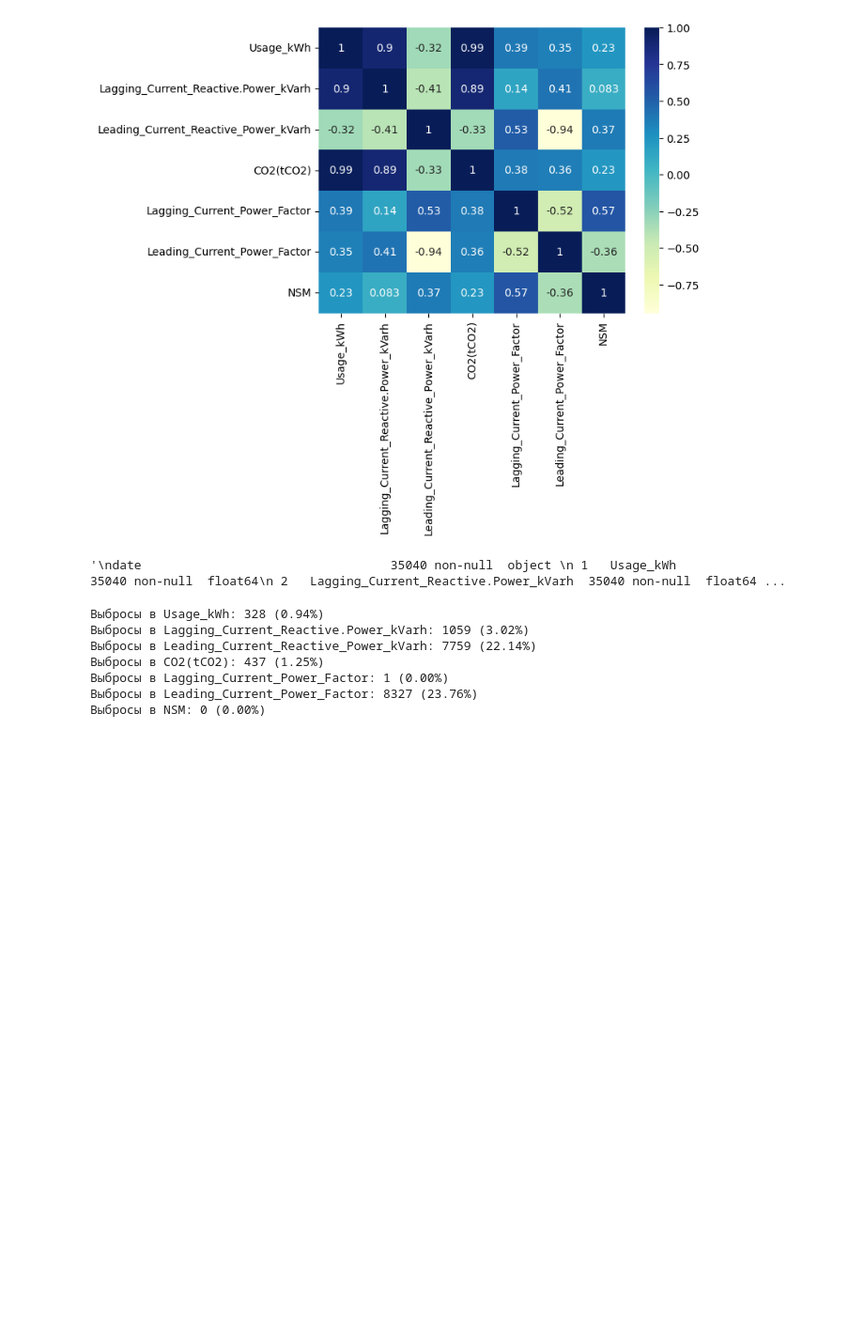
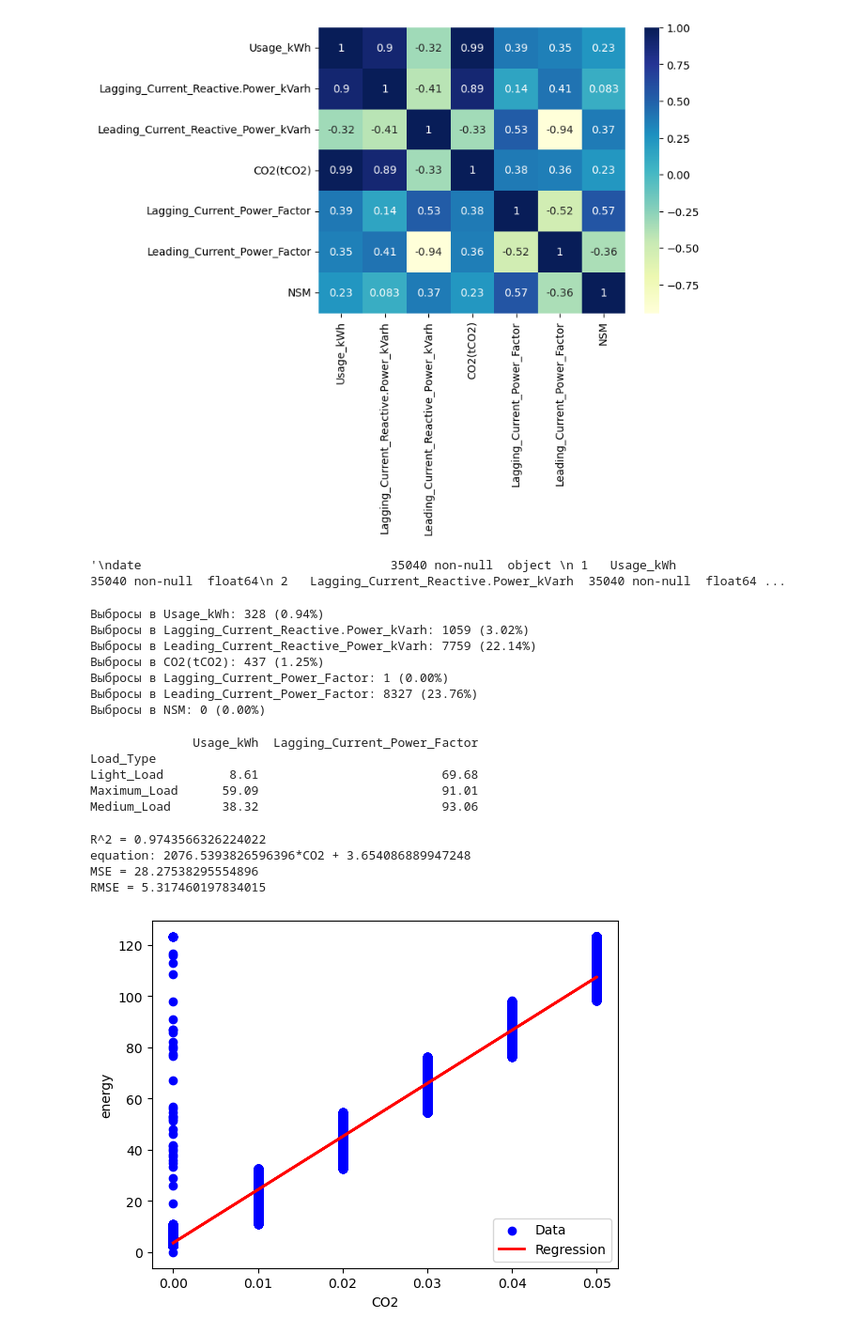
Before and after one commit to Alzetos/test_repo, a Jupyter notebook: analysis.ipynb, the cells around one changed output. Shown at 94% size. Saved outputs shown, nothing was run; the diff lists cells and outputs as text; code cells hidden in the pictures; blank space fills up the shorter version.

```diff
--- a/analysis.ipynb
+++ b/analysis.ipynb
@@ -170,3 +172,44 @@ y = df_enc[target]
 
 corr_target = x.corrwith(y).abs().sort_values(ascending=False)
 top_features = corr_target.head(10).index.tolist()
+# %%
+load_group = (
+    df_enc.groupby("Load_Type").agg(
+        {"Usage_kWh": "mean", "Lagging_Current_Power_Factor": "mean"}
+    )
+).round(2)
+print(load_group)
+# %% [output]
+              Usage_kWh  Lagging_Current_Power_Factor
+Load_Type
+Light_Load         8.61                         69.68
+Maximum_Load      59.09                         91.01
+Medium_Load       38.32                         93.06
+# %%
+def lin_regression(data):
+    model = LinearRegression()
+    X = data[["CO2(tCO2)"]]
+    y = data["Usage_kWh"]
+
+    model.fit(X, y)
+    print(f"R^2 = {model.score(X, y)}")
+
+    y_pred = model.predict(X)
+    print(f"equation: {model.coef_[0]}*CO2 + {model.intercept_}")
+    print(f"MSE = {mean_squared_error(y, y_pred)}")
+    print(f"RMSE = {np.sqrt(mean_squared_error(y, y_pred))}")
+
+    plt.scatter(X, y, color="blue", label="Data")
+    plt.plot(X, y_pred, color="red", linewidth=2, label="Regression")
+    plt.xlabel("CO2")
+    plt.ylabel("energy")
+    plt.legend()
+    plt.show()
+# %%
+lin_regression(df_enc)
+# %% [output]
+R^2 = 0.9743566326224022
+equation: 2076.5393826596396*CO2 + 3.654086889947248
+MSE = 28.27538295554896
+RMSE = 5.317460197834015
+[figure, added]
```
Also changed, not shown: parts of 1 cell of this notebook.
